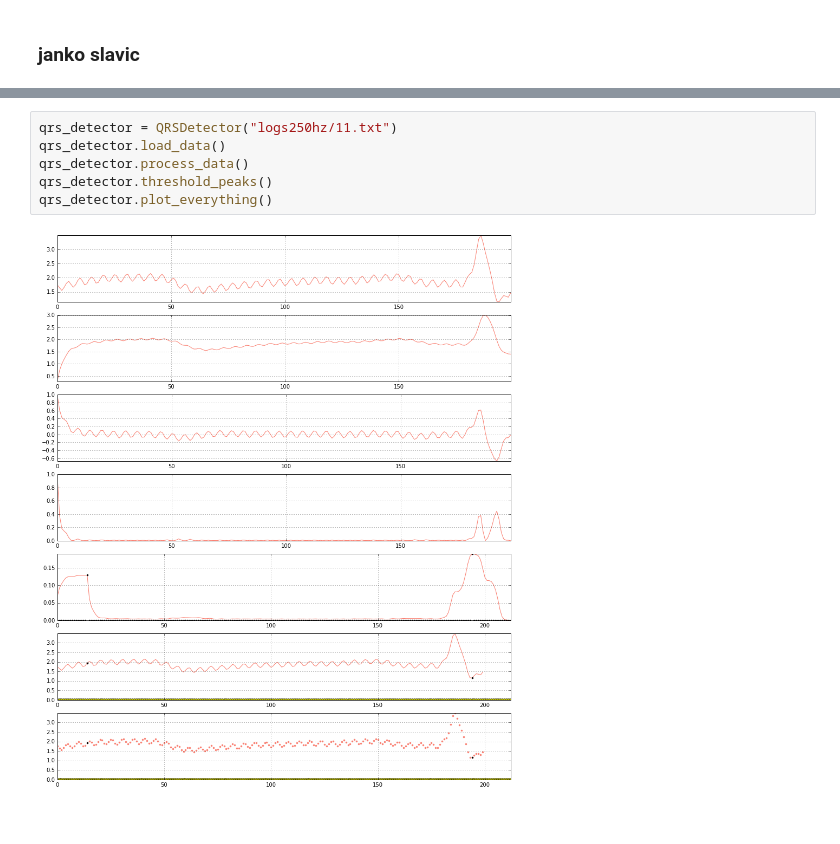
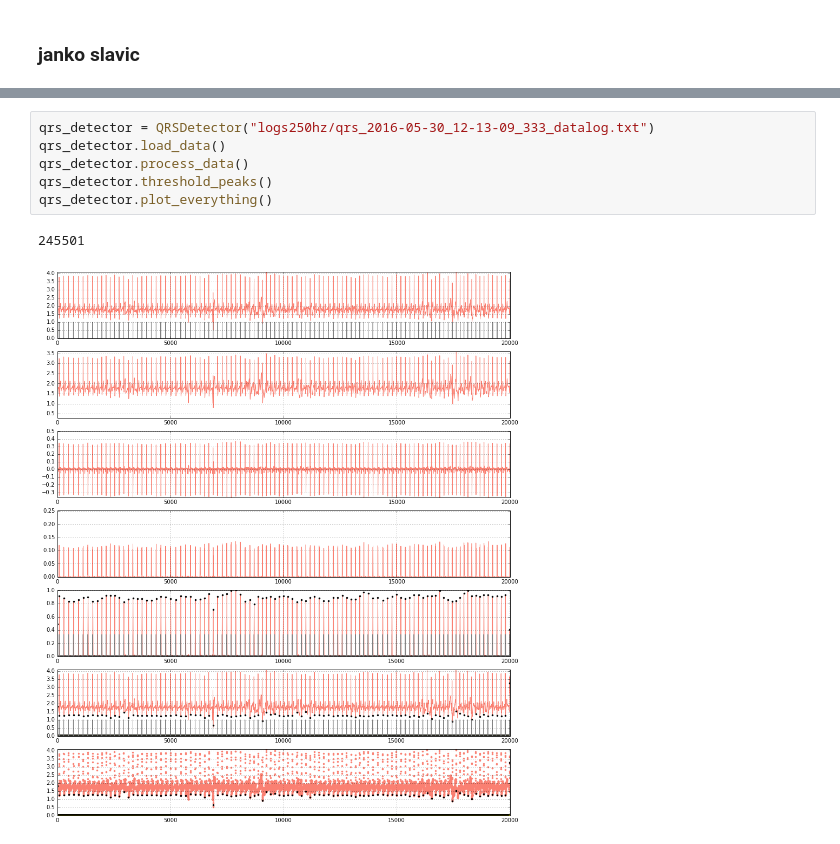
Before and after one commit to c-labpl/qrs_detector, a Jupyter notebook: QRSDetectorOfflineObject250Logs.ipynb, the cells around one changed output, grey strips where cells are left out. Saved outputs shown, nothing was run; the diff lists cells and outputs as text.

```diff
--- a/QRSDetectorOfflineObject250Logs.ipynb
+++ b/QRSDetectorOfflineObject250Logs.ipynb
@@ -325,10 +159,11 @@ class QRSDetector():
         plt.grid(True)
         plt.axis("tight")
 # %%
-qrs_detector = QRSDetector("logs250hz/11.txt")
+qrs_detector = QRSDetector("logs250hz/qrs_2016-05-30_12-13-09_333_datalog.txt")
 qrs_detector.load_data()
 qrs_detector.process_data()
 qrs_detector.threshold_peaks()
 qrs_detector.plot_everything()
 # %% [output]
+245501
-[figure, old version]
+[figure, new version]
```
Also changed, not shown: parts of 8 cells of this notebook, 13 other files.
